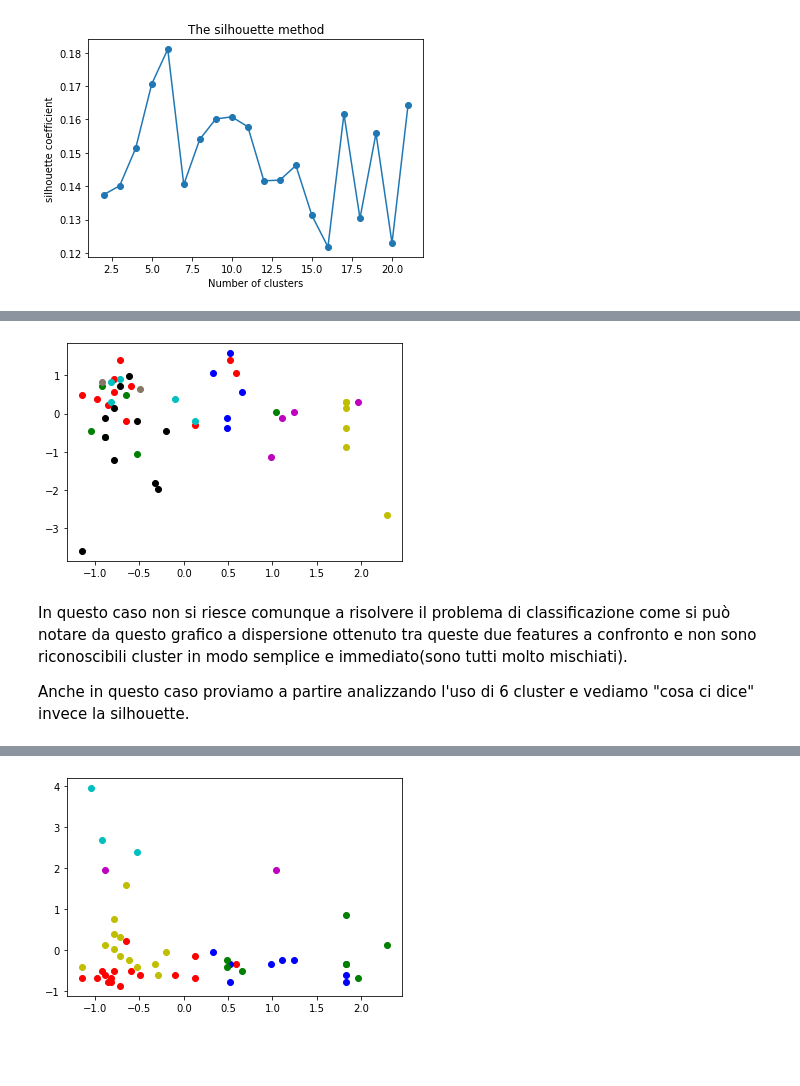
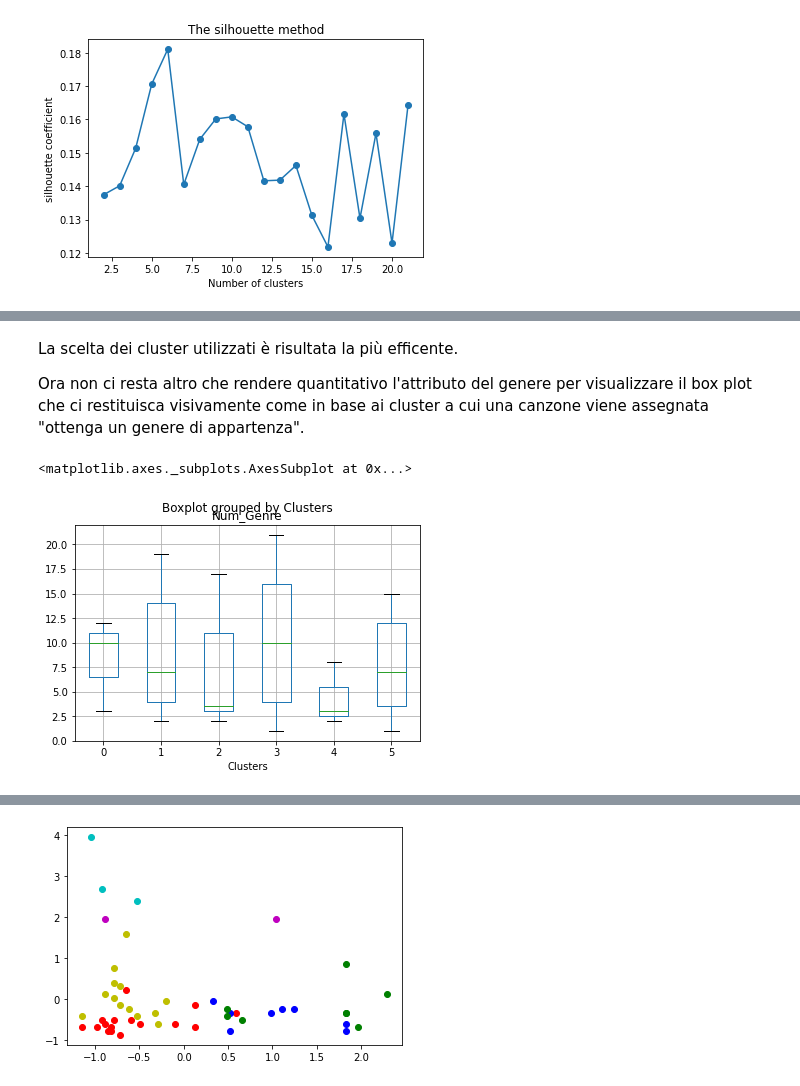
Before and after one commit to PedemonteGiacomo/DataScienceProject, a Jupyter notebook: project.ipynb, the cells around one changed output, grey strips where cells are left out. Cells and saved outputs as stored; diff of their text form; code cells hidden in the pictures; blank space fills up the shorter version.

```diff
--- a/project.ipynb
+++ b/project.ipynb
@@ -898,12 +799,33 @@ Creating an ndarray from ragged nested sequences (which is a list-or-tuple of li
-# %%
-kmeans=KMeans(n_clusters=8, random_state=0).fit(X)
-y=kmeans.labels_
-for i in range(0,8):
-    plt.scatter(X[np.where(y==i),0],X[np.where(y==i),2], color = color[i])
-    #quindi qui sto visualizzando i grafici a dispersione di tutto i cluster però solo di due caratteristiche: BPM e Danceability
-# %% [output]
-[figure, removed]
-# %% [markdown]
-In questo caso non si riesce comunque a risolvere il problema di classificazione come si può notare da questo grafico a dispersione ottenuto tra queste due features a confronto e non sono riconoscibili cluster in modo semplice e immediato(sono tutti molto mischiati).
-
-Anche in questo caso proviamo a partire analizzando l'uso di 6 cluster e vediamo "cosa ci dice" invece la silhouette.
+# %% [markdown]
+La scelta dei cluster utilizzati è risultata la più efficente.
+
+Ora non ci resta altro che rendere quantitativo l'attributo del genere per visualizzare il box plot che ci restituisca visivamente come in base ai cluster a cui una canzone viene assegnata "ottenga un genere di appartenza".
+# %%
+tutti_generi_numerico = [1,2,3,4,5,4,6,4,7,8,2,3,4,9,10,3,11,5,10,12,13,7,14,11,8,1,15,1,11,11,16,3,2,17,3,18,9,4,19,3,16,3,3,4,20,21,11,21,16,4]
+#1 = canadian pop
+#2 = reggaeton
+#3 = dance pop
+#4 = pop
+#5 = dfw rap
+#6 = trap
+#7 = country rap
+#8 = electropop
+#9 = panamanian pop
+#10 = canadian hip hop
+#11 = latin
+#12 = escape room
+#13 = pop house
+#14 = reggaeton flow
+#15 = australian pop
+#16 = edm
+#17 = atl hip hop
+#18 = big room
+#19 = boy band
+#20 = r&b espanol
+#21 = brostep
+maxi_all["Num_Genre"] = tutti_generi_numerico
+maxi_all["Clusters"]=kmeans.predict(X)
+maxi_all.boxplot(column='Num_Genre',by='Clusters')
+# %% [output]
+<matplotlib.axes._subplots.AxesSubplot at 0x...>
+[figure, added]
```
Also changed, not shown: parts of 95 cells of this notebook.
